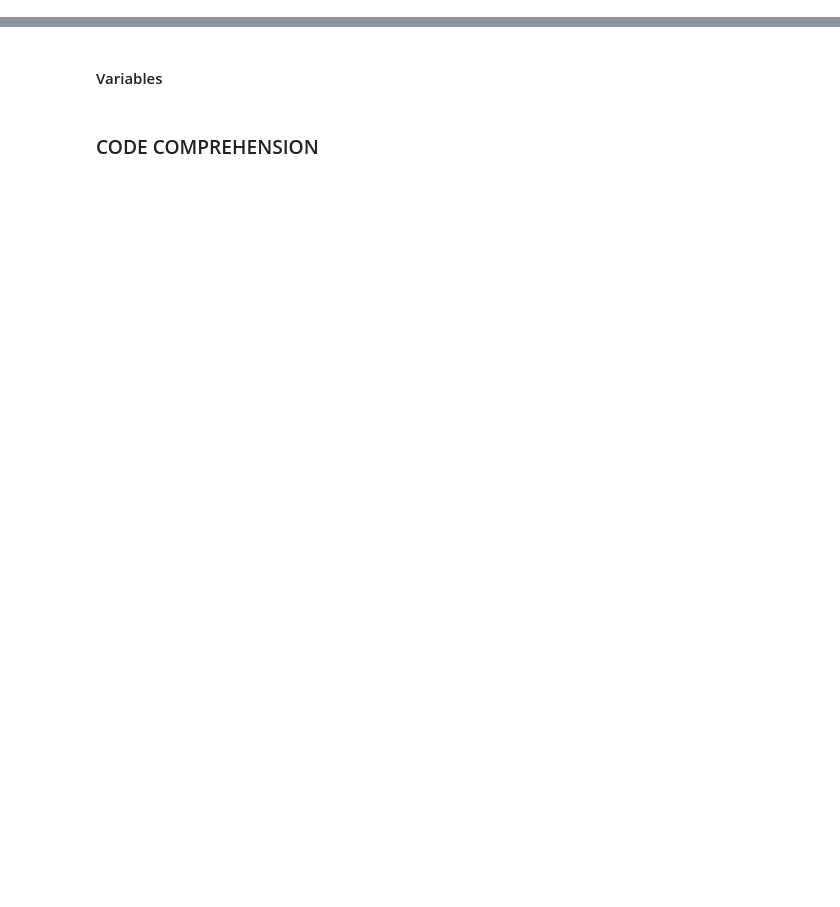
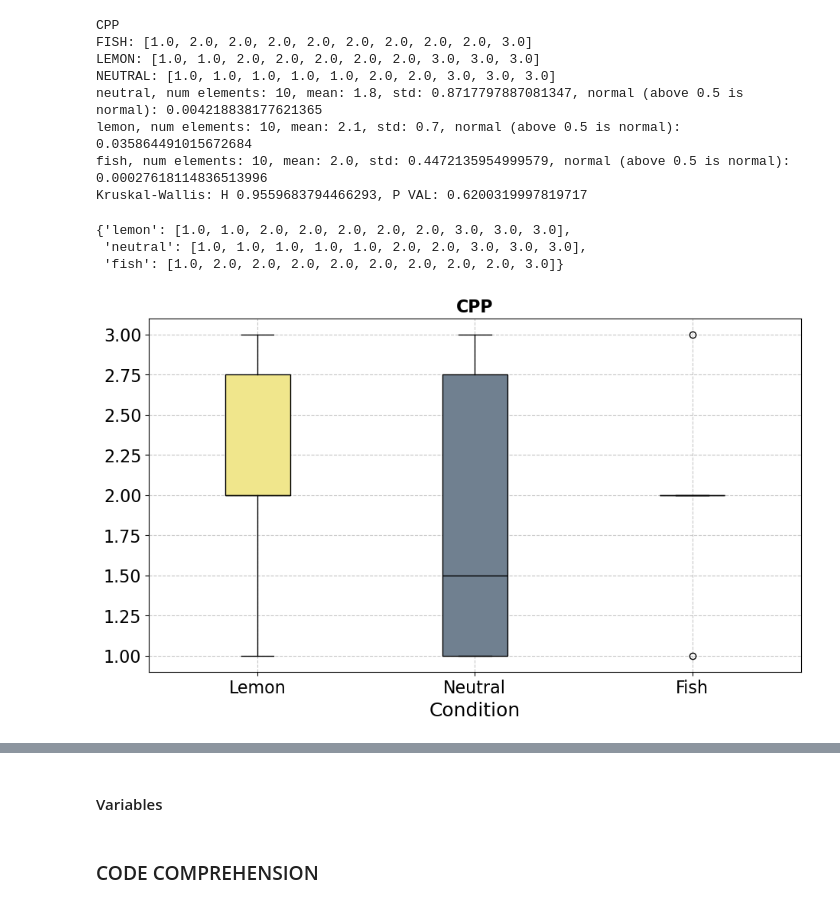
Before and after one commit to birkenstonks/smell_study_replication_package, a Jupyter notebook: rq2_visual_behavior.ipynb, the cells around one changed output, grey strips where cells are left out. Saved outputs shown, nothing was run; the diff lists cells and outputs as text; code cells hidden in the pictures; blank space fills up the shorter version.

```diff
--- a/rq2_visual_behavior.ipynb
+++ b/rq2_visual_behavior.ipynb
@@ -11,0 +32,16 @@ from run_stats import *
+# %%
+fish, lemon, neutral = make_three_group_lists(survey_data, 'CPP_Experience')
+three_lists_stats(fish, lemon, neutral, 'CPP', remove=False)
+# %% [output]
+CPP
+FISH: [1.0, 2.0, 2.0, 2.0, 2.0, 2.0, 2.0, 2.0, 2.0, 3.0]
+LEMON: [1.0, 1.0, 2.0, 2.0, 2.0, 2.0, 2.0, 3.0, 3.0, 3.0]
+NEUTRAL: [1.0, 1.0, 1.0, 1.0, 1.0, 2.0, 2.0, 3.0, 3.0, 3.0]
+neutral, num elements: 10, mean: 1.8, std: 0.8717797887081347, normal (above 0.5 is normal): 0.004218838177621365
+lemon, num elements: 10, mean: 2.1, std: 0.7, normal (above 0.5 is normal): 0.035864491015672684
+fish, num elements: 10, mean: 2.0, std: 0.4472135954999579, normal (above 0.5 is normal): 0.00027618114836513996
+Kruskal-Wallis: H 0.9559683794466293, P VAL: 0.6200319997819717
+{'lemon': [1.0, 1.0, 2.0, 2.0, 2.0, 2.0, 2.0, 3.0, 3.0, 3.0],
+ 'neutral': [1.0, 1.0, 1.0, 1.0, 1.0, 2.0, 2.0, 3.0, 3.0, 3.0],
+ 'fish': [1.0, 2.0, 2.0, 2.0, 2.0, 2.0, 2.0, 2.0, 2.0, 3.0]}
+[figure, added]
```
Also changed, not shown: parts of 22 cells of this notebook, 4 other files.
